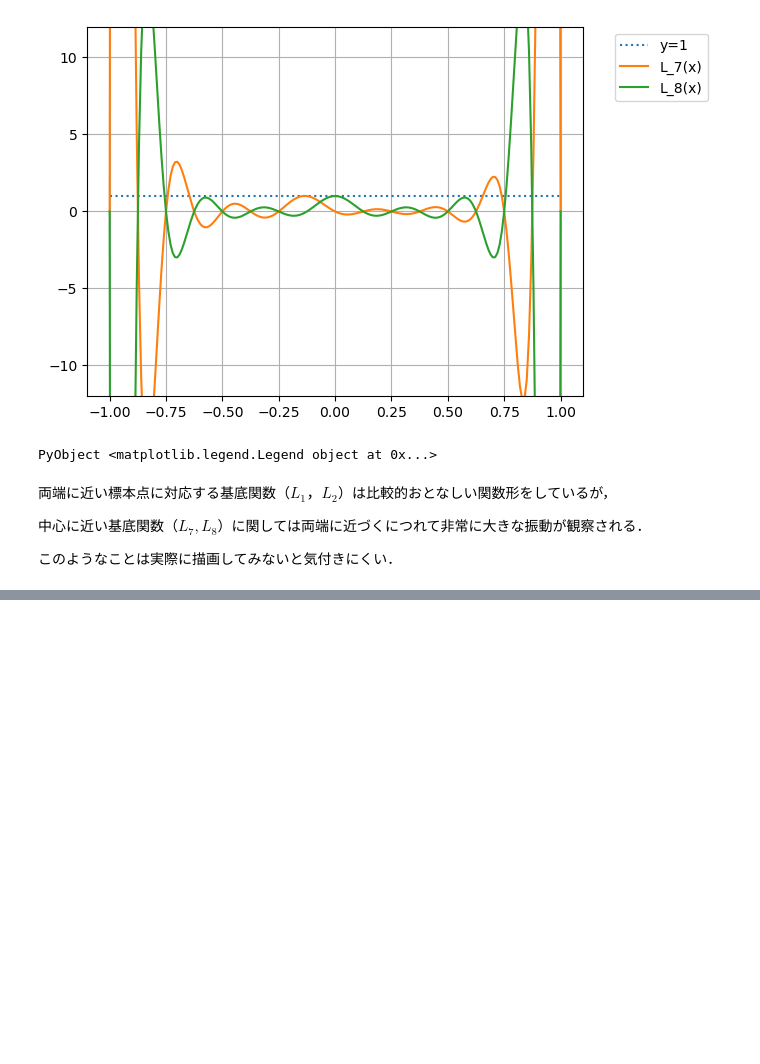
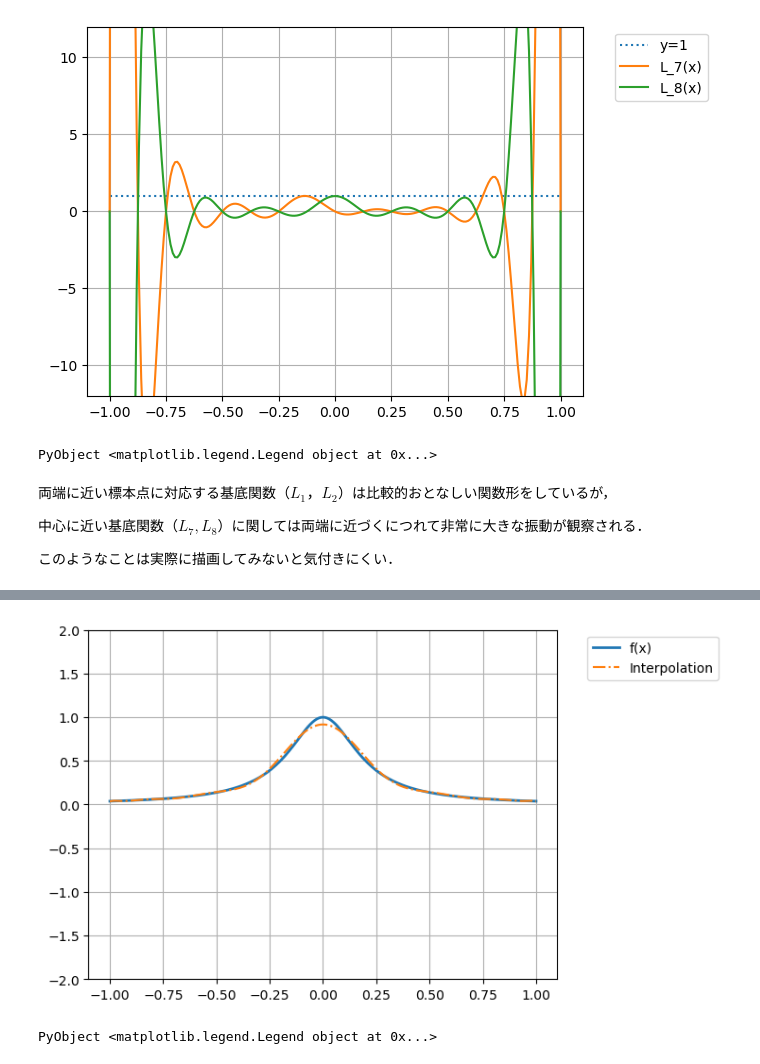
Before and after one commit to ioikawa/NumericalAnalysis, a Jupyter notebook: Interpolation_Runge.ipynb, the cells around one changed output, grey strips where cells are left out. Saved outputs shown, nothing was run; the diff lists cells and outputs as text; code cells hidden in the pictures; blank space fills up the shorter version.

```diff
--- a/Interpolation_Runge.ipynb
+++ b/Interpolation_Runge.ipynb
@@ -90,0 +98,15 @@ PyObject <matplotlib.legend.Legend object at 0x...>
+# %%
+M = 16
+a, b = -1, 1
+q = [cos((2i+1)*pi/(2M)) for i in 0:M-1]
+t = a:0.01:b
+plot(t, f.(t), lw = 2, label="f(x)")  # f(x)
+
+plot(t, [lagrange(f, q, x) for x in t], linestyle = :dashdot, label="Interpolation")
+
+ylim([-2,2])  #描画範囲を y ∈ [-2,2]に設定
+grid()   # グリッド線表示
+legend(bbox_to_anchor=(1.05, 1), loc="upper left")    # 凡例
+# %% [output]
+[figure, added]
+PyObject <matplotlib.legend.Legend object at 0x...>
```
Also changed, not shown: parts of 3 cells of this notebook.
